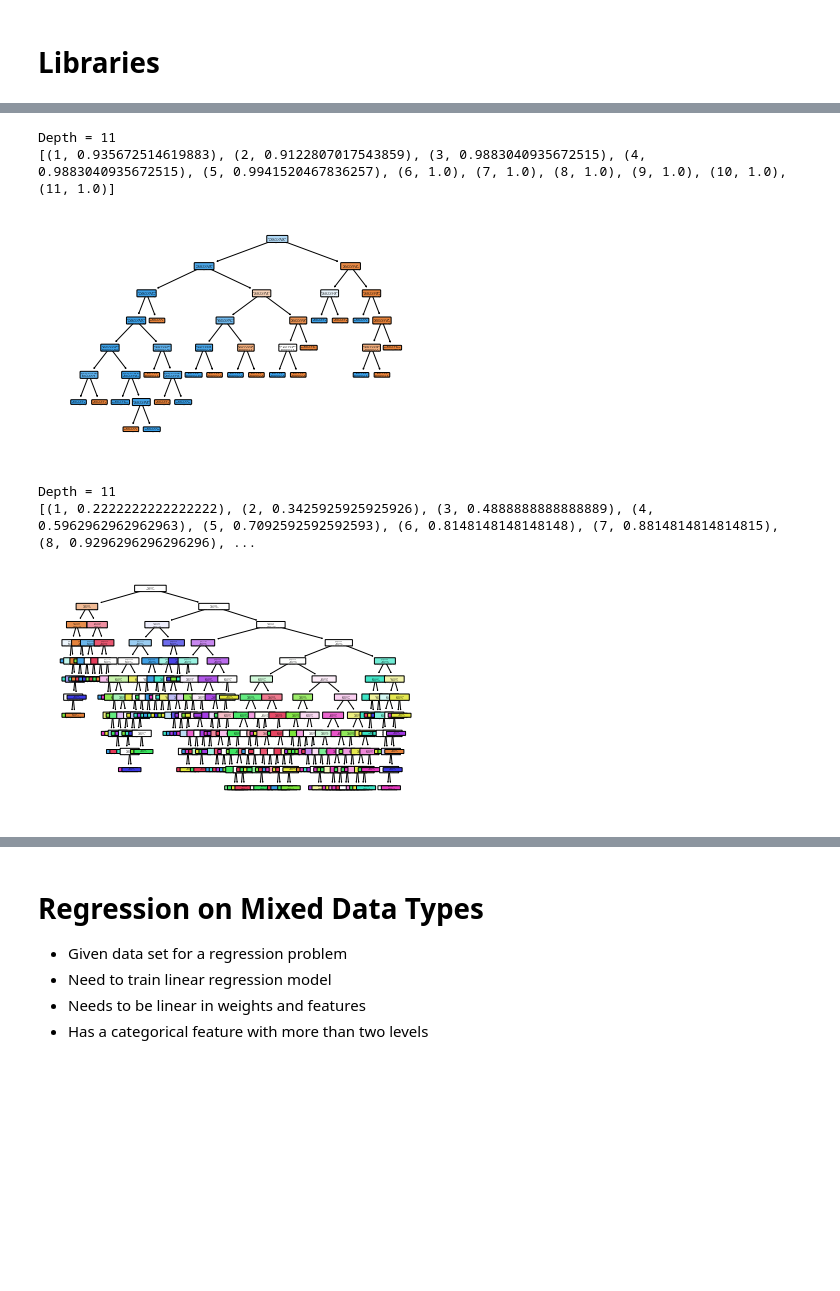
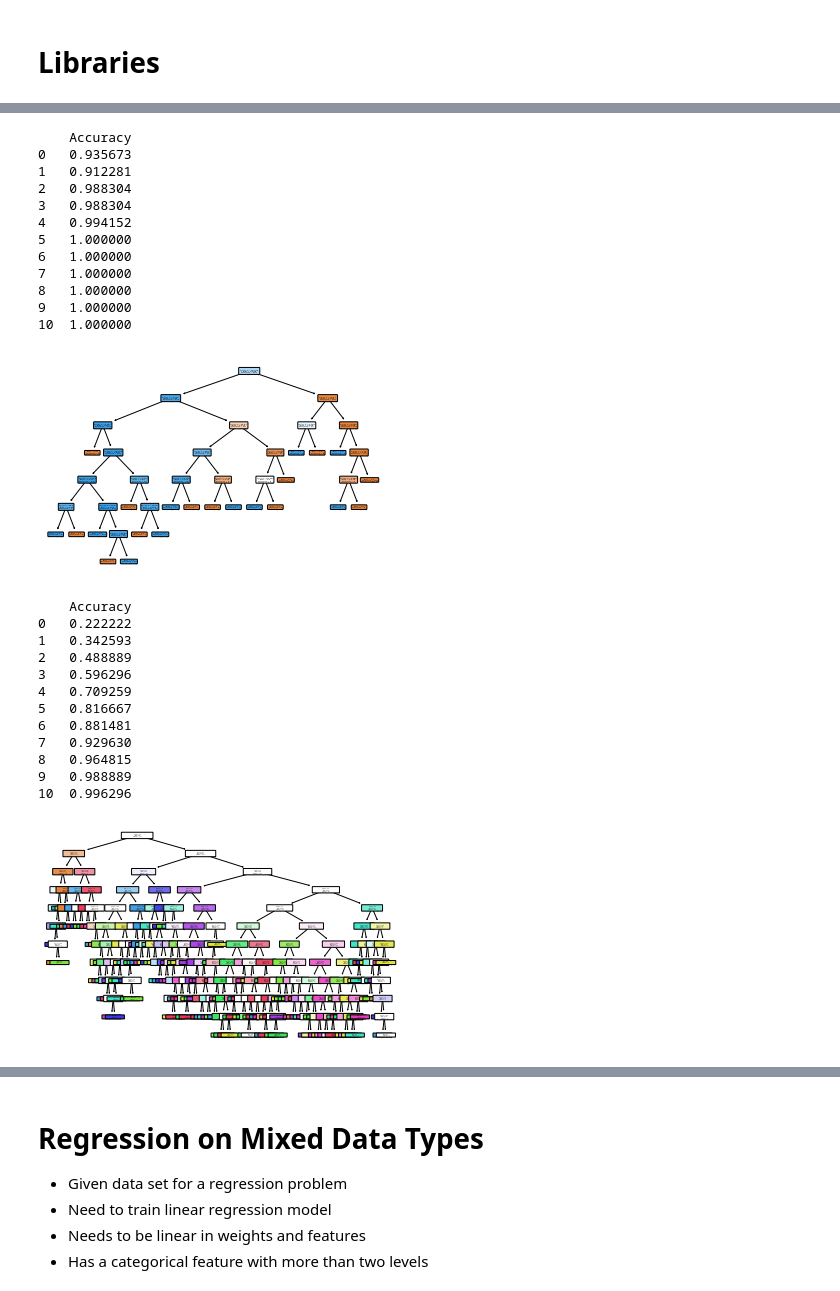
Before and after one commit to t-bingham/ML_Assignment_1, a Jupyter notebook: Assignment 1 Notebook.ipynb, the cells around one changed output, grey strips where cells are left out. Cells and saved outputs as stored; diff of their text form; code cells hidden in the pictures; blank space fills up the shorter version.

```diff
--- a/Assignment 1 Notebook.ipynb
+++ b/Assignment 1 Notebook.ipynb
@@ -168,16 +113,9 @@ prev = 0
 accuracy = []
 while depth <= 11:
     value = classifier(iris, depth)
-    if (value - prev) > 0.02:
-        prev = value
-        accuracy.append((depth, value))
-    else:
-        exit = True
-        accuracy.append((depth, value))
+    accuracy.append(value)
 
     depth += 1
-print("Depth =",depth-1)
-print(accuracy)
-
-#data = pd.DataFrame(accuracy, columns = 'Accuracy')
+data = pd.DataFrame(accuracy, columns = ['Accuracy'])
+print(data)
 # %% [output]
@@ -192,43 +140,49 @@ prev = 0
 accuracy = []
 while depth <= 11:
     value = classifier(breast_cancer, depth)
-    if (value - prev) > 0.02:
-        prev = value
-        accuracy.append((depth, value))
-    else:
-        exit = True
-        accuracy.append((depth, value))
+    accuracy.append(value)
 
     depth += 1
-print("Depth =",depth-1)
-print(accuracy)
-
-#data = pd.DataFrame(accuracy, columns = 'Accuracy')
+data = pd.DataFrame(accuracy, columns = ['Accuracy'])
+print(data)
 # %% [output]
-Depth = 11
-[(1, 0.935672514619883), (2, 0.9122807017543859), (3, 0.9883040935672515), (4, 0.9883040935672515), (5, 0.9941520467836257), (6, 1.0), (7, 1.0), (8, 1.0), (9, 1.0), (10, 1.0), (11, 1.0)]
+    Accuracy
+0   0.935673
+1   0.912281
+2   0.988304
+3   0.988304
+4   0.994152
+5   1.000000
+6   1.000000
+7   1.000000
+8   1.000000
+9   1.000000
+10  1.000000
-[figure, old version]
+[figure, new version]
 # %%
 #Digits
 exit = False
 depth = 1
 prev = 0
 accuracy = []
 while depth <= 11:
     value = classifier(digits, depth)
-    if (value - prev) > 0.02:
-        prev = value
-        accuracy.append((depth, value))
-    else:
-        exit = True
-        accuracy.append((depth, value))
+    accuracy.append(value)
 
     depth += 1
-print("Depth =",depth-1)
-print(accuracy)
-
-#data = pd.DataFrame(accuracy, columns = 'Accuracy')
+data = pd.DataFrame(accuracy, columns = ['Accuracy'])
+print(data)
 # %% [output]
-Depth = 11
-[(1, 0.2222222222222222), (2, 0.3425925925925926), (3, 0.4888888888888889), (4, 0.5962962962962963), (5, 0.7092592592592593), (6, 0.8148148148148148), (7, 0.8814814814814815), (8, 0.9296296296296296), ...
+    Accuracy
+0   0.222222
+1   0.342593
+2   0.488889
+3   0.596296
+4   0.709259
+5   0.816667
+6   0.881481
+7   0.929630
+8   0.964815
+9   0.988889
+10  0.996296
-[figure, old version]
+[figure, new version]
```
Also changed, not shown: parts of 12 cells of this notebook.
